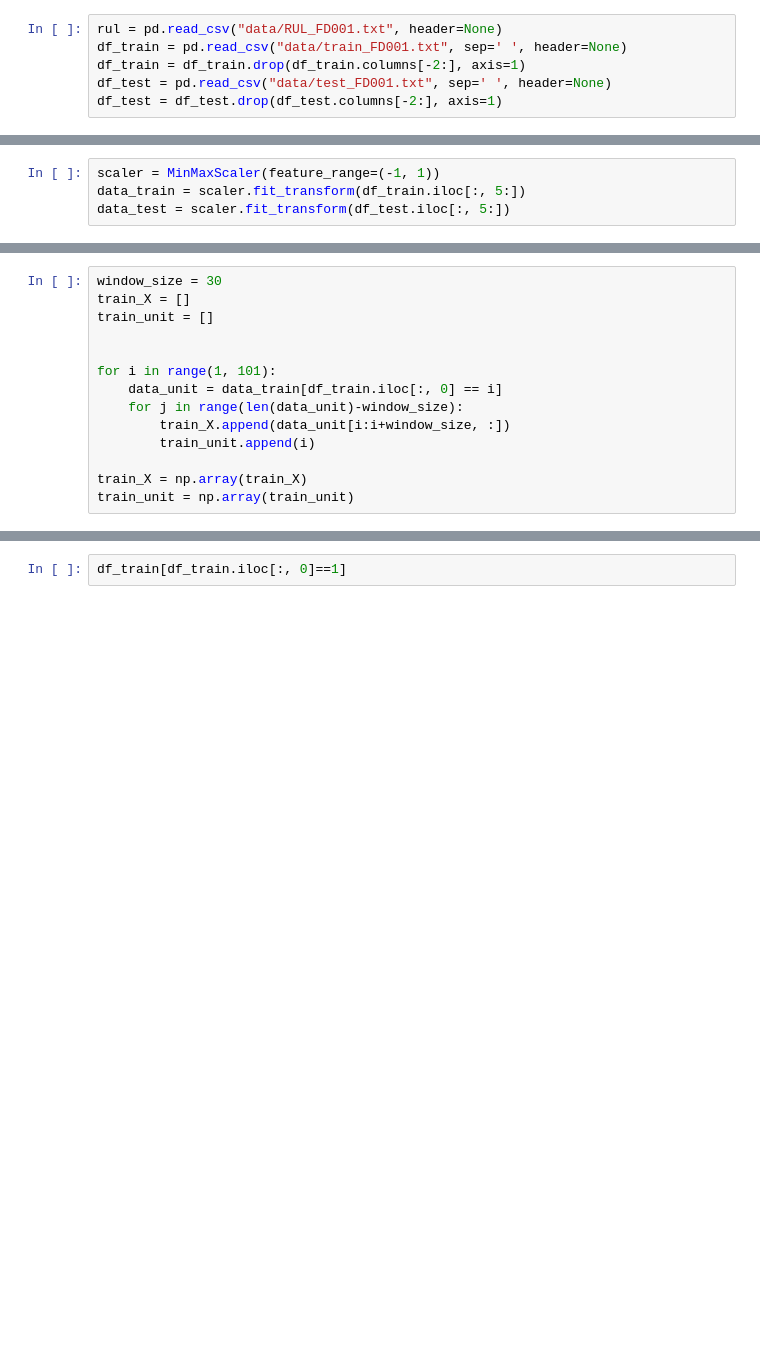
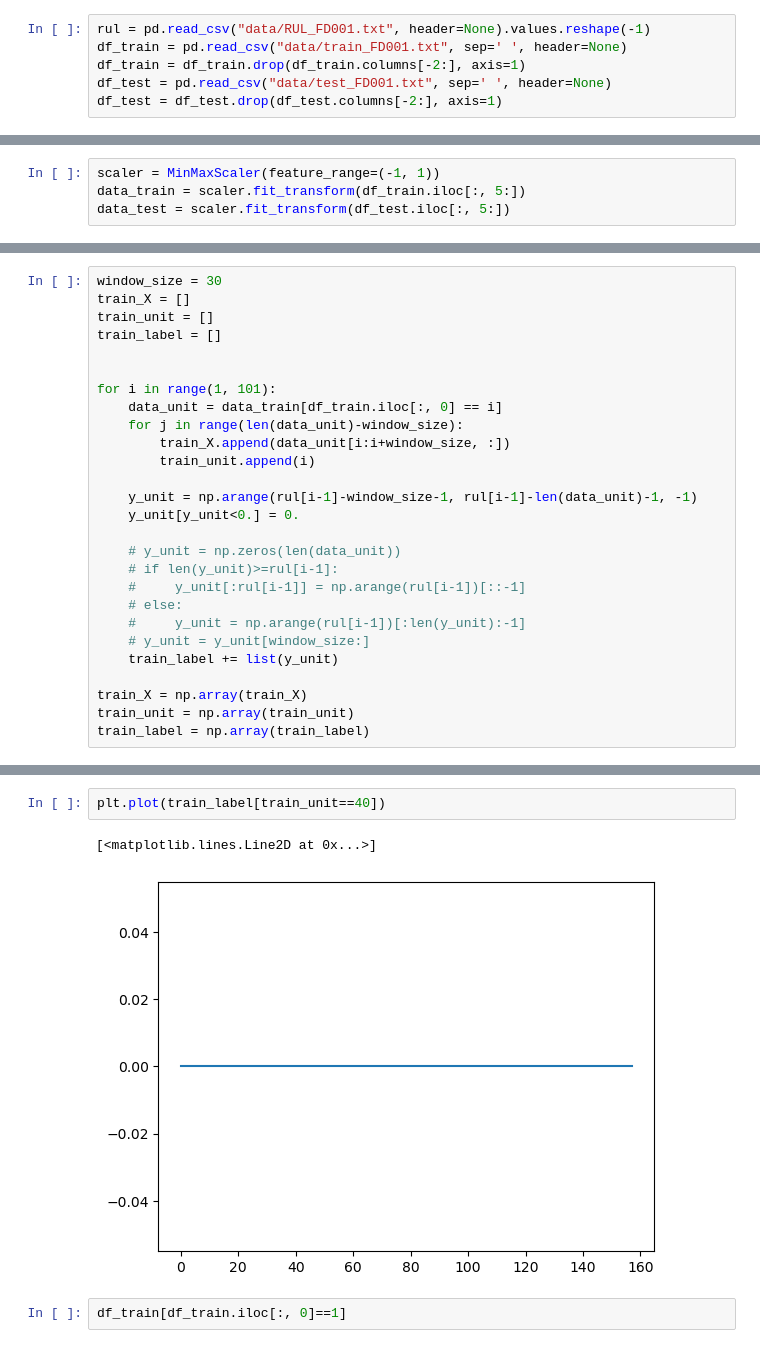
Before and after one commit to RangerCoF/CMPSS_RUL, a Jupyter notebook: main.ipynb, the cells around one changed output, grey strips where cells are left out. Cells and saved outputs as stored; diff of their text form; blank space fills up the shorter version.

```diff
--- a/main.ipynb
+++ b/main.ipynb
@@ -4,7 +4,7 @@ import pandas as pd
 from matplotlib import pyplot as plt
 from sklearn.preprocessing import MinMaxScaler
 # %%
-rul = pd.read_csv("data/RUL_FD001.txt", header=None)
+rul = pd.read_csv("data/RUL_FD001.txt", header=None).values.reshape(-1)
 df_train = pd.read_csv("data/train_FD001.txt", sep=' ', header=None)
 df_train = df_train.drop(df_train.columns[-2:], axis=1)
 df_test = pd.read_csv("data/test_FD001.txt", sep=' ', header=None)
@@ -43,6 +47,7 @@ data_test = scaler.fit_transform(df_test.iloc[:, 5:])
 window_size = 30
 train_X = []
 train_unit = []
+train_label = []
 
 
 for i in range(1, 101):
@@ -51,5 +56,17 @@ for i in range(1, 101):
         train_X.append(data_unit[i:i+window_size, :])
         train_unit.append(i)
 
+    y_unit = np.arange(rul[i-1]-window_size-1, rul[i-1]-len(data_unit)-1, -1)
+    y_unit[y_unit<0.] = 0.
+
+    # y_unit = np.zeros(len(data_unit))
+    # if len(y_unit)>=rul[i-1]:
+    #     y_unit[:rul[i-1]] = np.arange(rul[i-1])[::-1]
+    # else:
+    #     y_unit = np.arange(rul[i-1])[:len(y_unit):-1]
+    # y_unit = y_unit[window_size:]
+    train_label += list(y_unit)
+
 train_X = np.array(train_X)
 train_unit = np.array(train_unit)
+train_label = np.array(train_label)
@@ -56,3 +90,8 @@ train_unit = np.array(train_unit)
+# %%
+plt.plot(train_label[train_unit==40])
+# %% [output]
+[<matplotlib.lines.Line2D at 0x...>]
+[figure, added]
 # %%
 df_train[df_train.iloc[:, 0]==1]
 # %% [output]
```
Also changed, not shown: parts of 4 cells of this notebook.
